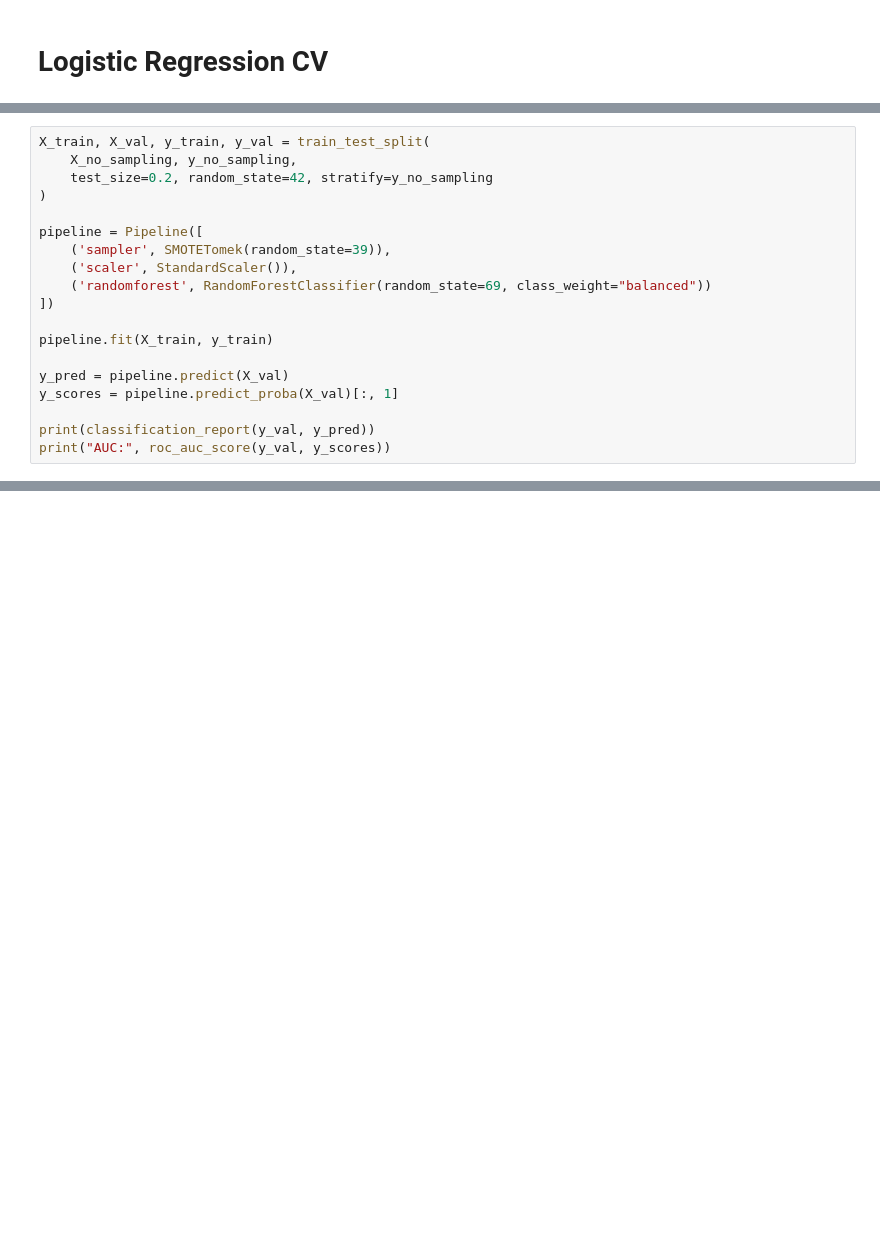
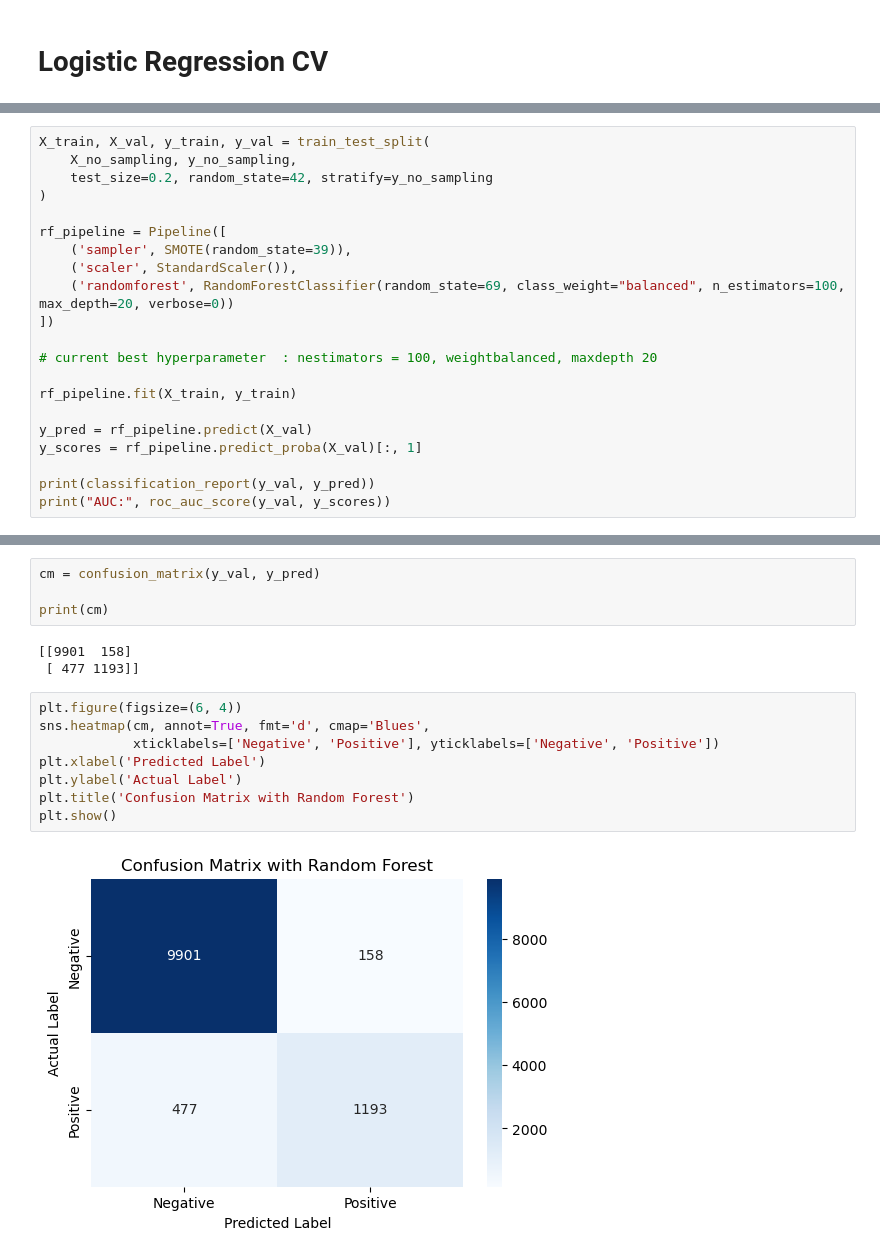
Before and after one commit to torbob69/Loan-Predictor, a Jupyter notebook: main.ipynb, the cells around one changed output, grey strips where cells are left out. Drawn from its saved outputs; the diff is of its cells as text; blank space fills up the shorter version.

```diff
--- a/main.ipynb
+++ b/main.ipynb
@@ -317,16 +329,18 @@ X_train, X_val, y_train, y_val = train_test_split(
     test_size=0.2, random_state=42, stratify=y_no_sampling
 )
 
-pipeline = Pipeline([
-    ('sampler', SMOTETomek(random_state=39)),
+rf_pipeline = Pipeline([
+    ('sampler', SMOTE(random_state=39)),
     ('scaler', StandardScaler()),
-    ('randomforest', RandomForestClassifier(random_state=69, class_weight="balanced"))
+    ('randomforest', RandomForestClassifier(random_state=69, class_weight="balanced", n_estimators=100, max_depth=20, verbose=0))
 ])
 
-pipeline.fit(X_train, y_train)
+# current best hyperparameter  : nestimators = 100, weightbalanced, maxdepth 20
 
-y_pred = pipeline.predict(X_val)
-y_scores = pipeline.predict_proba(X_val)[:, 1]
+rf_pipeline.fit(X_train, y_train)
+
+y_pred = rf_pipeline.predict(X_val)
+y_scores = rf_pipeline.predict_proba(X_val)[:, 1]
 
 print(classification_report(y_val, y_pred))
 print("AUC:", roc_auc_score(y_val, y_scores))
@@ -343,0 +358,17 @@ AUC: 0.9321848399830224
+# %%
+cm = confusion_matrix(y_val, y_pred)
+
+print(cm)
+# %% [output]
+[[9901  158]
+ [ 477 1193]]
+# %%
+plt.figure(figsize=(6, 4))
+sns.heatmap(cm, annot=True, fmt='d', cmap='Blues',
+            xticklabels=['Negative', 'Positive'], yticklabels=['Negative', 'Positive'])
+plt.xlabel('Predicted Label')
+plt.ylabel('Actual Label')
+plt.title('Confusion Matrix with Random Forest')
+plt.show()
+# %% [output]
+[figure, added]
```
Also changed, not shown: parts of 13 cells of this notebook.
